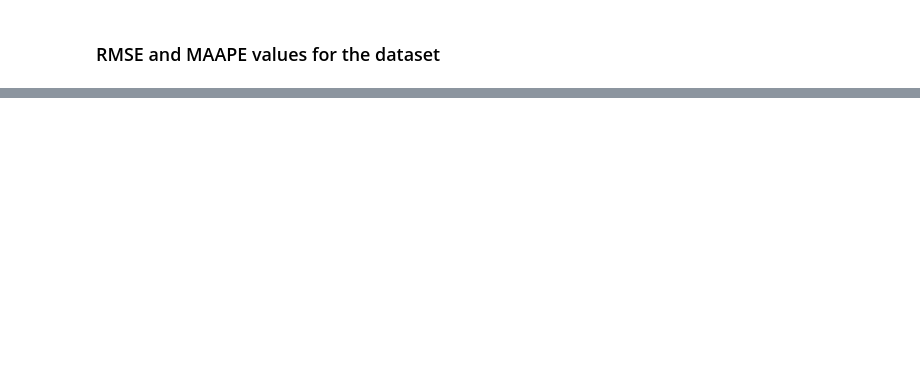
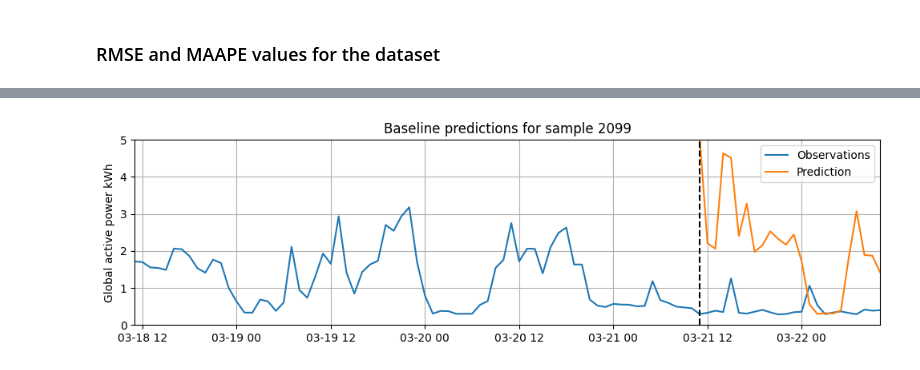
Before and after one commit to veetirajaniemi/adaml-ml-project, a Jupyter notebook: model_comparison.ipynb, the cells around one changed output, grey strips where cells are left out. Cells and saved outputs as stored; diff of their text form; code cells hidden in the pictures; blank space fills up the shorter version.

```diff
--- a/model_comparison.ipynb
+++ b/model_comparison.ipynb
@@ -385,0 +388,80 @@ plt.show()
+# %%
+index = np.argmax(rmse_baseline)
+horizon = 24
+lookback_rnn = 168
+lookback_lstm = 120
+lookback_transformer = 96
+
+timestamps = df_hourly["datetime"].to_numpy()
+#Timestamps for observations and after forecast
+timestamps_observations = timestamps[(index):(index+168+horizon)]
+timestamps_after_forecast = timestamps[(index+168):(index+168+horizon)]
+
+X, y_actual = testData.__getitem__(index)
+y_actual = scalerY.inverse_transform(y_actual)
+
+
+#Observations before forecast
+y_observations = np.concatenate((scalerY.inverse_transform(X[:,0].reshape(-1,1)),y_actual))
+#Baseline model prediction
+y_pred_baseline = scalerY.inverse_transform(X[:24,0].reshape(-1,1))
+
+plt.figure(figsize=(12,3))
+plt.plot(timestamps_observations,y_observations,label="Observations")
+plt.plot(timestamps_after_forecast,y_pred_baseline,label="Prediction")
+plt.xlim(timestamps_observations[96],timestamps_observations[168+horizon-1])
+plt.vlines(timestamps_observations[168],0,5,linestyles="dashed",colors="black")
+plt.ylabel("Global active power kWh")
+plt.title(f"Baseline predictions for sample {index}")
+plt.legend()
+plt.ylim(0,5)
+plt.grid()
+plt.show()
+
+with torch.no_grad():
+    y_pred_rnn = model_rnn(X[-lookback_rnn:].unsqueeze(0)).numpy()[0]
+    y_pred_rnn = scalerY.inverse_transform(y_pred_rnn)
+plt.figure(figsize=(12,3))
+plt.plot(timestamps_observations,y_observations,label="Observations")
+plt.plot(timestamps_after_forecast,y_pred_rnn,label="Prediction")
+plt.xlim(timestamps_observations[96],timestamps_observations[168+horizon-1])
+plt.vlines(timestamps_observations[168],0,5,linestyles="dashed",colors="black")
+plt.ylabel("Global active power kWh")
+plt.title(f"RNN predictions for sample {index}")
+plt.legend()
+plt.ylim(0,5)
+plt.grid()
+plt.show()
+
+with torch.no_grad():
+    y_pred_lstm = model_lstm(X[-lookback_lstm:].unsqueeze(0)).numpy()[0]
+    y_pred_lstm = scalerY.inverse_transform(y_pred_lstm)
+plt.figure(figsize=(12,3))
+plt.plot(timestamps_observations,y_observations,label="Observations")
+plt.plot(timestamps_after_forecast,y_pred_lstm,label="Prediction")
+plt.xlim(timestamps_observations[96],timestamps_observations[168+horizon-1])
+plt.vlines(timestamps_observations[168],0,5,linestyles="dashed",colors="black")
+plt.ylabel("Global active power kWh")
+plt.title(f"LSTM predictions for sample {index}")
+plt.legend()
+plt.ylim(0,5)
+plt.grid()
+plt.show()
+
+
+with torch.no_grad():
+    y_pred_transformer = model_transformer(X[-lookback_transformer:].unsqueeze(0)).numpy()[0]
+    y_pred_transformer = scalerY.inverse_transform(y_pred_transformer.reshape(-1,1))
+plt.figure(figsize=(12,3))
+plt.plot(timestamps_observations,y_observations,label="Observations")
+plt.plot(timestamps_after_forecast,y_pred_transformer,label="Prediction")
+plt.xlim(timestamps_observations[96],timestamps_observations[168+horizon-1])
+plt.ylim(0,5)
+plt.vlines(timestamps_observations[168],0,5,linestyles="dashed",colors="black")
+plt.ylabel("Global active power kWh")
+plt.title(f"Transformer predictions for sample {index}")
+plt.legend()
+plt.grid()
+plt.show()
+# %% [output]
+[figure, added]
```
Also changed, not shown: parts of 6 cells of this notebook, 1 other file.
